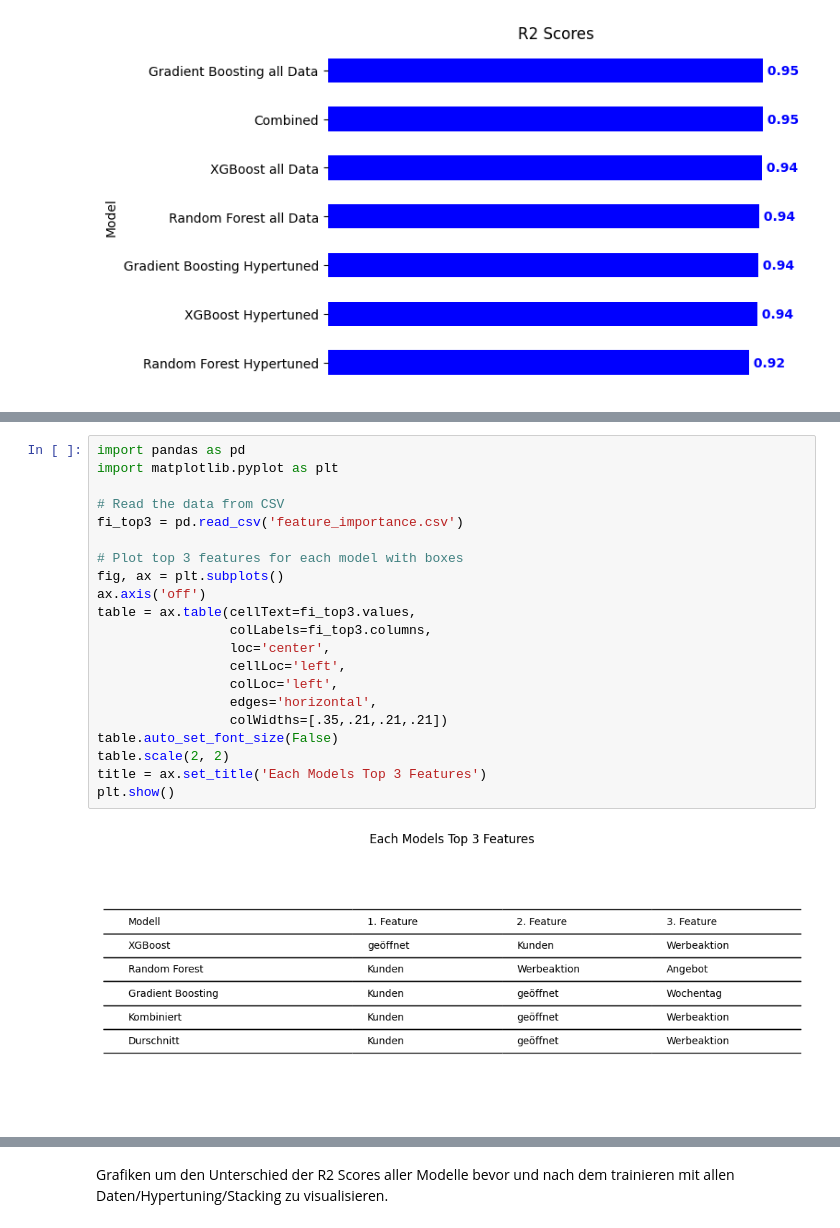
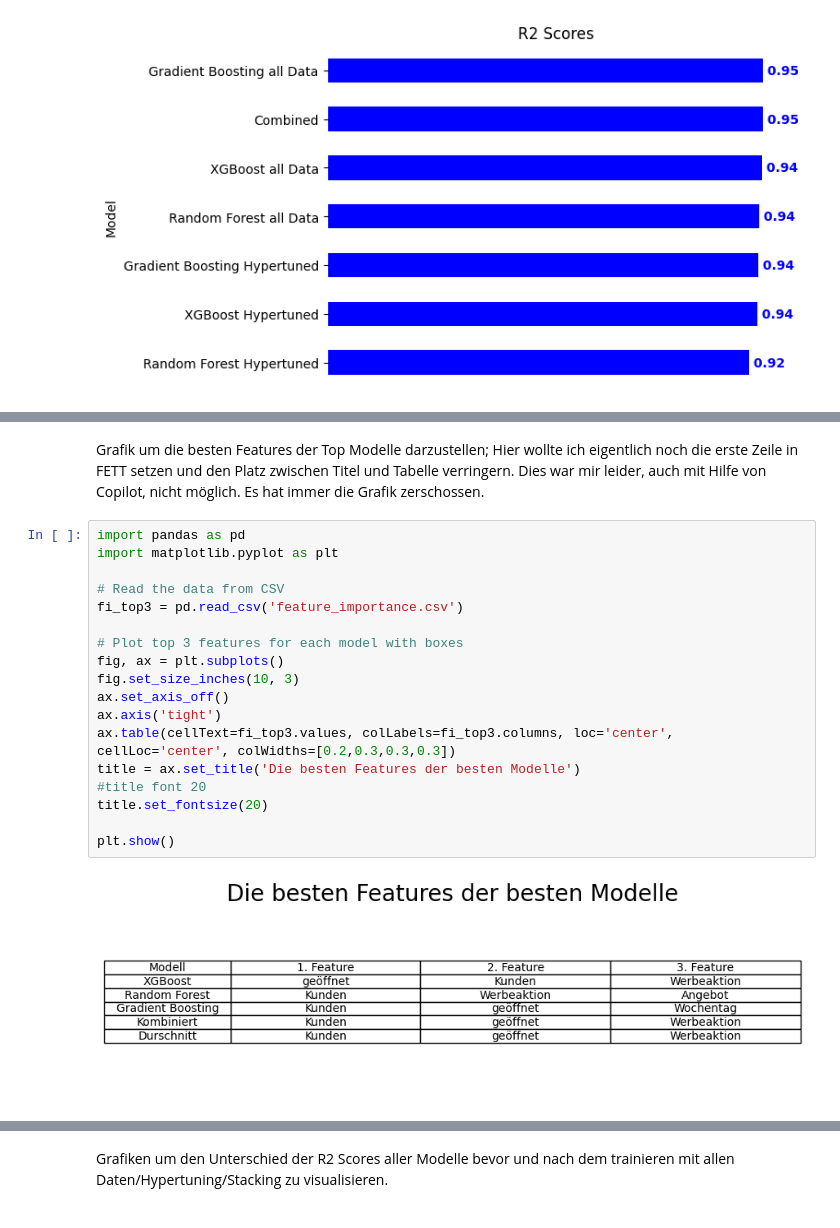
Before and after one commit to Bratpfannengamer/Rossmann, a Jupyter notebook: notebook.ipynb, the cells around one changed output, grey strips where cells are left out. Saved outputs shown, nothing was run; the diff lists cells and outputs as text.

Commit message:
Grafiken und Text durch

```diff
--- a/notebook.ipynb
+++ b/notebook.ipynb
@@ -1297,23 +1299,22 @@ fi_top3.to_csv('feature_importance.csv', index=False)
+# %% [markdown]
+Grafik um die besten Features der Top Modelle darzustellen; Hier wollte ich eigentlich noch die erste Zeile in FETT setzen und den Platz zwischen Titel und Tabelle verringern. Dies war mir leider, auch mit Hilfe von Copilot, nicht möglich. Es hat immer die Grafik zerschossen.
 # %%
 import pandas as pd
 import matplotlib.pyplot as plt
 
 # Read the data from CSV
 fi_top3 = pd.read_csv('feature_importance.csv')
 
 # Plot top 3 features for each model with boxes
 fig, ax = plt.subplots()
-ax.axis('off')
-table = ax.table(cellText=fi_top3.values,
-                 colLabels=fi_top3.columns,
-                 loc='center',
-                 cellLoc='left',
-                 colLoc='left',
-                 edges='horizontal',
-                 colWidths=[.35,.21,.21,.21])
-table.auto_set_font_size(False)
-table.scale(2, 2)
-title = ax.set_title('Each Models Top 3 Features')
+fig.set_size_inches(10, 3)
+ax.set_axis_off()
+ax.axis('tight')
+ax.table(cellText=fi_top3.values, colLabels=fi_top3.columns, loc='center', cellLoc='center', colWidths=[0.2,0.3,0.3,0.3])
+title = ax.set_title('Die besten Features der besten Modelle')
+#title font 20
+title.set_fontsize(20)
+
 plt.show()
 # %% [output]
-[figure, old version]
+[figure, new version]
```
Also changed, not shown: parts of 17 cells of this notebook.
